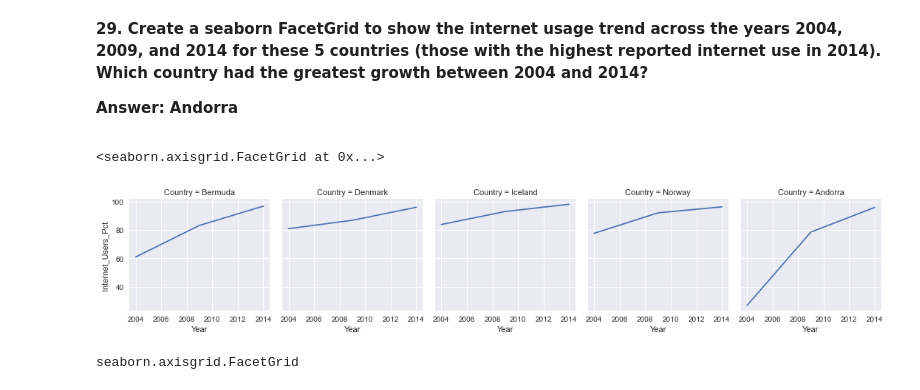
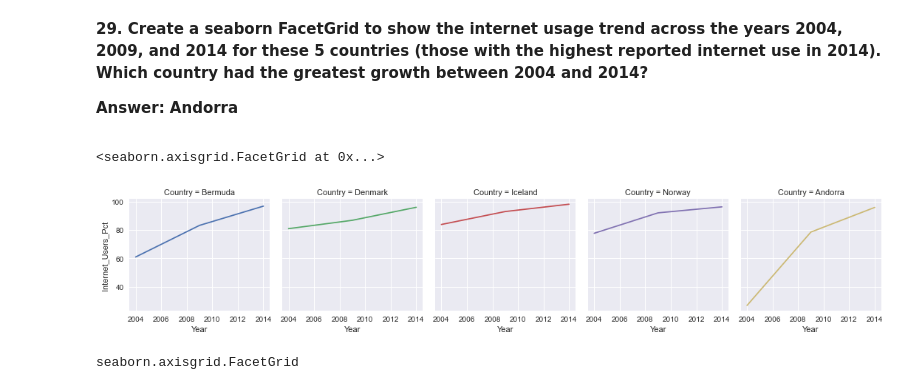
Before and after one commit to NSS-Data-Analytics-Cohort-7/gdp-and-internet-usage-sarahmissimer, a Jupyter notebook: Notebook/GDP and Internet Usage - Sarah Missimer.ipynb, the cells around one changed output. Drawn from its saved outputs; the diff is of its cells as text; code cells hidden in the pictures.

```diff
--- a/Notebook/GDP and Internet Usage - Sarah Missimer.ipynb
+++ b/Notebook/GDP and Internet Usage - Sarah Missimer.ipynb
@@ -564,11 +627,11 @@ top_5_internet
 <b> 29. Create a seaborn FacetGrid to show the internet usage trend across the years 2004, 2009, and 2014 for these 5 countries (those with the highest reported internet use in 2014). Which country had the greatest growth between 2004 and 2014? <p><b>
 <b> Answer: Andorra <b><p>
 # %%
-g = sns.FacetGrid(top_5_internet, col='Country')
+g = sns.FacetGrid(top_5_internet, col='Country', hue='Country')
 g.map_dataframe(sns.lineplot, x='Year', y='Internet_Users_Pct')
 # %% [output]
 <seaborn.axisgrid.FacetGrid at 0x...>
-[figure, old version]
+[figure, new version]
 # %%
 type(g)
 # %% [output]
```
Also changed, not shown: parts of 18 cells of this notebook.
